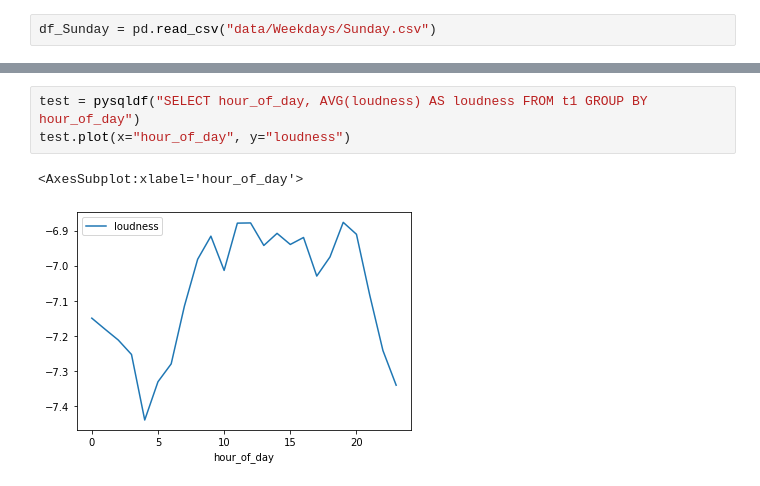
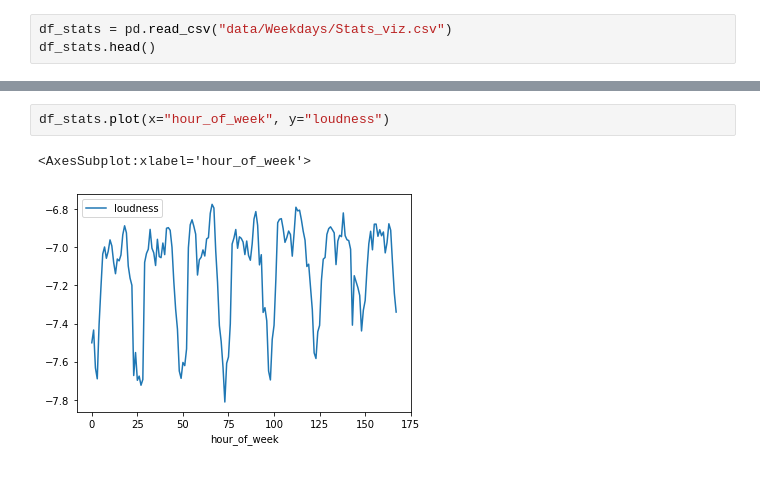
Before and after one commit to lejaja9/Friiiiiiiiiday, a Jupyter notebook: data_viz.ipynb, the cells around one changed output, grey strips where cells are left out. Saved outputs shown, nothing was run; the diff lists cells and outputs as text.

```diff
--- a/data_viz.ipynb
+++ b/data_viz.ipynb
@@ -7,2 +8,3 @@ pysqldf = lambda q: sqldf(q, globals())
 # %%
-df_Sunday = pd.read_csv("data/Weekdays/Sunday.csv")
+df_stats = pd.read_csv("data/Weekdays/Stats_viz.csv")
+df_stats.head()
@@ -46,6 +18,5 @@ t2.head()
-# %%
-test = pysqldf("SELECT hour_of_day, AVG(loudness) AS loudness FROM t1 GROUP BY hour_of_day")
-test.plot(x="hour_of_day", y="loudness")
-# %% [output]
-<AxesSubplot:xlabel='hour_of_day'>
-[figure, removed]
+# %%
+df_stats.plot(x="hour_of_week", y="loudness")
+# %% [output]
+<AxesSubplot:xlabel='hour_of_week'>
+[figure, added]
```
Also changed, not shown: parts of 7 cells of this notebook.
